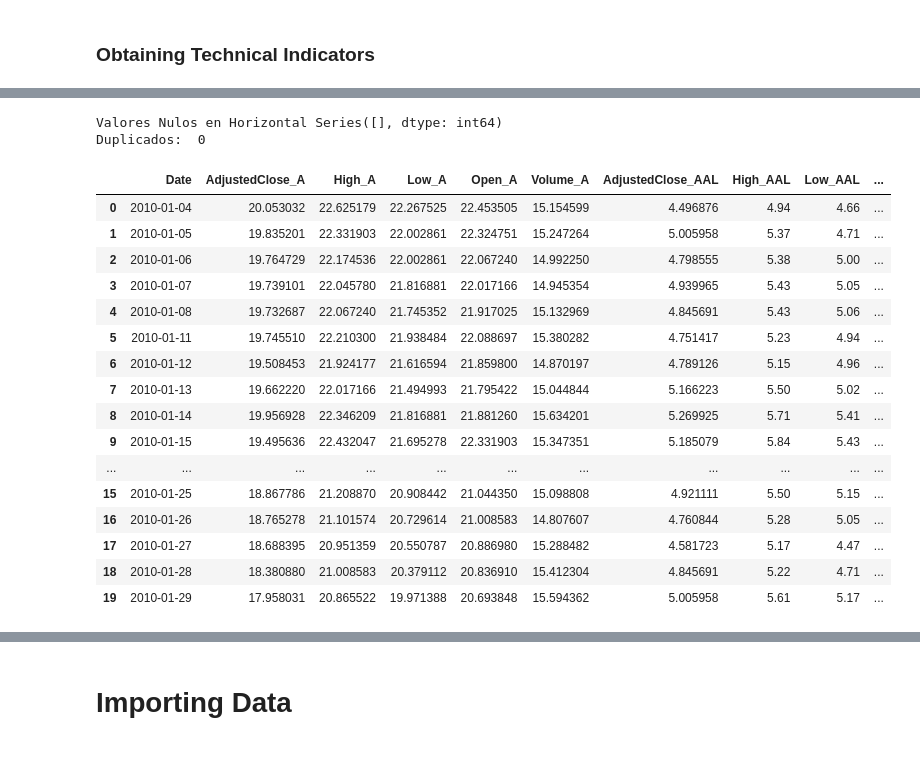
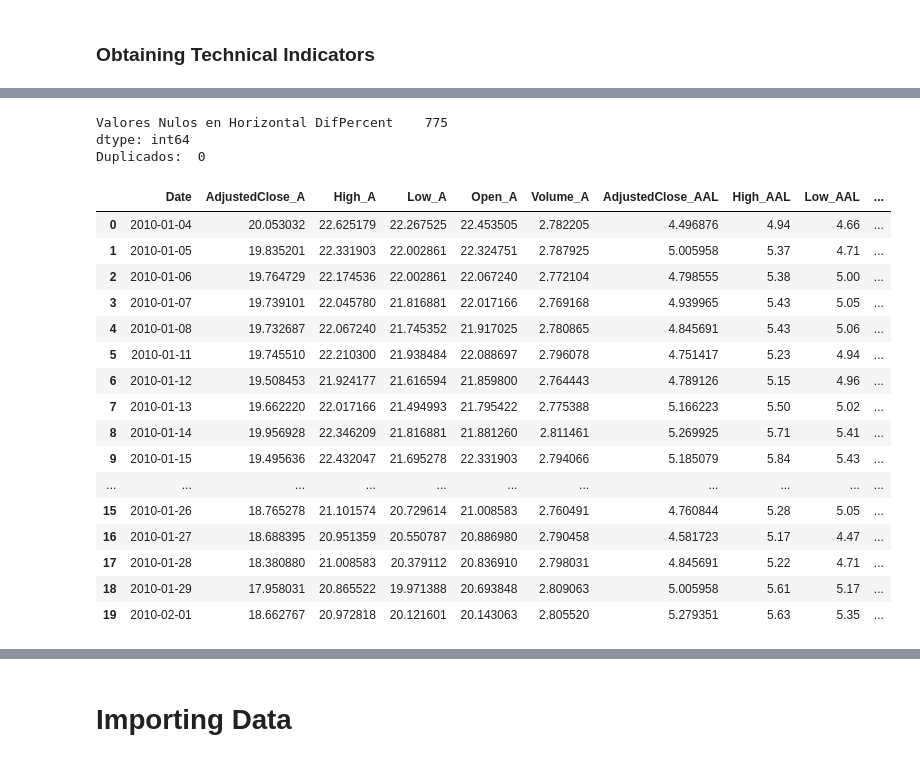
Before and after one commit to alfredofdlv/Proyect2_LABIACD, a Jupyter notebook: Notebook.ipynb, the cells around one changed output, grey strips where cells are left out. Cells and saved outputs as stored; diff of their text form; code cells hidden in the pictures.

Commit message:
Final configuration for LSTM. More Notebook explanation and EDA for Date ranges.

```diff
--- a/Notebook.ipynb
+++ b/Notebook.ipynb
@@ -278,4 +304,14 @@ To address these challenges, we opted to merge the CSV files for each stock **ho
 # %%
-original_data     = join_stock_data(r"data/stocks",axis=True)
+import utils
+
+original_data     = join_stock_data(r"data/stocks")
+
+
+null_cols = original_data.isnull().sum()
+print('Null values horizontally',null_cols[null_cols > 0])
+
 original_data['Date'] = pd.to_datetime(original_data['Date']).dt.tz_localize(None)
+
+
+display(original_data)
 # %% [output]
@@ -309,8 +382,10 @@ Name: Date, Length: 3637, dtype: datetime64[ns]
 # %%
 start = '2010-01-01'
 end = '2024-01-31'
+
 macro_data=join_macro(start,end)
 raw_data = pd.merge(original_data, macro_data, on='Date', how='inner')
+
 raw_data = raw_data.sort_values(by=[ 'Date']).reset_index(drop=True)
 raw_data=raw_data[raw_data['Date'].notna()]
 
@@ -323,12 +398,11 @@ raw_data.ffill(inplace=True)
 df = raw_data
 # Iterar sobre todas las columnas menos 'Date'
 for columna in df.columns:
-    if columna not in ['Date'] :
+    if columna not in ['Date','Volume'] :
         # Verificar valores no numéricos en la columna
         non_numeric_values = df[columna][~df[columna].apply(lambda x: isinstance(x, (int, float)))]
         # Convertir la columna a tipo numérico, forzando los errores a NaN
         df[columna] = pd.to_numeric(df[columna], errors='coerce')
-
 
 
 volume_columns = [col for col in df.columns if "Volume" in col]
@@ -336,5 +410,5 @@ for col in volume_columns:
     df[col]=np.log1p(df[col])
 
 display(df)
-print('Size of Horizontal Structure',raw_data.shape)
+print('Size of Horizontal Structure',df.shape)
 # %% [output]
@@ -360,52 +594,74 @@ df2=df.copy()
 
 df2['Date']=pd.to_datetime(df2['Date'],format="ISO8601")
 
+
+
 datos_tecnicos=join_technical_indicators(database=df2,folder = r"data/stocks",axis=True)
+
+
 
 df2 = pd.merge(df2, datos_tecnicos, on='Date', how='outer')
 df2 = df2.sort_values(by=[ 'Date']).reset_index(drop=True)
 
 df2['day']          = df2['Date'].dt.day.astype('float64')
 df2['month']        = df2['Date'].dt.month.astype('float64')
 df2['year']         = df2['Date'].dt.year.astype('float64')
 df2['day_of_week']  = df2['Date'].dt.dayofweek.astype('float64')
 
 
+
+columnas_a_eliminar = [col for col in df2.columns if "Close_" in col and "AdjustedClose_" not in col]
+df2 = df2.drop(columns=columnas_a_eliminar)
+
+for columna in df2.columns:
+    if columna not in ['Date','Volume'] :
+        # Verificar valores no numéricos en la columna
+        non_numeric_values = df2[columna][~df2[columna].apply(lambda x: isinstance(x, (int, float)))]
+        # Convertir la columna a tipo numérico, forzando los errores a NaN
+        df2[columna] = pd.to_numeric(df2[columna], errors='coerce')
+
+
+volume_columns = [col for col in df2.columns if "Volume" in col]
+for col in volume_columns:
+    df2[col]=np.log1p(df2[col])
+
+# Sustituir inf y -inf por 0 en todo el DataFrame
+df2.replace([np.inf, -np.inf], 0, inplace=True)
+
 # Filtrar y mostrar columnas con valores nulos en df2
 null_columns_df2 = df2.isnull().sum()
 print('Valores Nulos en Horizontal',null_columns_df2[null_columns_df2 > 0])
 
 print('Duplicados: ',df2.duplicated().sum())
 
-columnas_a_eliminar = [col for col in df2.columns if "Close_" in col and "AdjustedClose_" not in col]
-df2 = df2.drop(columns=columnas_a_eliminar)
+
 display(df2.head(20))
 
 
 train=df2[df2['Date']<'2024-01-01']
 test=df2[df2['Date']>='2024-01-01']
 
-display(test['Date'])
 
 train.to_csv('train.csv')
 test.to_csv('test.csv')
 # %% [output]
-Valores Nulos en Horizontal Series([], dtype: int64)
+Valores Nulos en Horizontal DifPercent    775
+dtype: int64
 Duplicados:  0
 |  | Date | AdjustedClose_A | High_A | Low_A | Open_A | Volume_A | AdjustedClose_AAL | High_AAL | Low_AAL | ... |
-| 0 | 2010-01-04 | 20.053032 | 22.625179 | 22.267525 | 22.453505 | 15.154599 | 4.496876 | 4.94 | 4.66 | ... |
-| 1 | 2010-01-05 | 19.835201 | 22.331903 | 22.002861 | 22.324751 | 15.247264 | 5.005958 | 5.37 | 4.71 | ... |
-| 2 | 2010-01-06 | 19.764729 | 22.174536 | 22.002861 | 22.067240 | 14.992250 | 4.798555 | 5.38 | 5.00 | ... |
-| 3 | 2010-01-07 | 19.739101 | 22.045780 | 21.816881 | 22.017166 | 14.945354 | 4.939965 | 5.43 | 5.05 | ... |
-| 4 | 2010-01-08 | 19.732687 | 22.067240 | 21.745352 | 21.917025 | 15.132969 | 4.845691 | 5.43 | 5.06 | ... |
-| 5 | 2010-01-11 | 19.745510 | 22.210300 | 21.938484 | 22.088697 | 15.380282 | 4.751417 | 5.23 | 4.94 | ... |
-| 6 | 2010-01-12 | 19.508453 | 21.924177 | 21.616594 | 21.859800 | 14.870197 | 4.789126 | 5.15 | 4.96 | ... |
-| 7 | 2010-01-13 | 19.662220 | 22.017166 | 21.494993 | 21.795422 | 15.044844 | 5.166223 | 5.50 | 5.02 | ... |
-| 8 | 2010-01-14 | 19.956928 | 22.346209 | 21.816881 | 21.881260 | 15.634201 | 5.269925 | 5.71 | 5.41 | ... |
-| 9 | 2010-01-15 | 19.495636 | 22.432047 | 21.695278 | 22.331903 | 15.347351 | 5.185079 | 5.84 | 5.43 | ... |
+| 0 | 2010-01-04 | 20.053032 | 22.625179 | 22.267525 | 22.453505 | 2.782205 | 4.496876 | 4.94 | 4.66 | ... |
+| 1 | 2010-01-05 | 19.835201 | 22.331903 | 22.002861 | 22.324751 | 2.787925 | 5.005958 | 5.37 | 4.71 | ... |
+| 2 | 2010-01-06 | 19.764729 | 22.174536 | 22.002861 | 22.067240 | 2.772104 | 4.798555 | 5.38 | 5.00 | ... |
+| 3 | 2010-01-07 | 19.739101 | 22.045780 | 21.816881 | 22.017166 | 2.769168 | 4.939965 | 5.43 | 5.05 | ... |
+| 4 | 2010-01-08 | 19.732687 | 22.067240 | 21.745352 | 21.917025 | 2.780865 | 4.845691 | 5.43 | 5.06 | ... |
+| 5 | 2010-01-11 | 19.745510 | 22.210300 | 21.938484 | 22.088697 | 2.796078 | 4.751417 | 5.23 | 4.94 | ... |
+| 6 | 2010-01-12 | 19.508453 | 21.924177 | 21.616594 | 21.859800 | 2.764443 | 4.789126 | 5.15 | 4.96 | ... |
+| 7 | 2010-01-13 | 19.662220 | 22.017166 | 21.494993 | 21.795422 | 2.775388 | 5.166223 | 5.50 | 5.02 | ... |
+| 8 | 2010-01-14 | 19.956928 | 22.346209 | 21.816881 | 21.881260 | 2.811461 | 5.269925 | 5.71 | 5.41 | ... |
+| 9 | 2010-01-15 | 19.495636 | 22.432047 | 21.695278 | 22.331903 | 2.794066 | 5.185079 | 5.84 | 5.43 | ... |
 | ... | ... | ... | ... | ... | ... | ... | ... | ... | ... | ... |
-| 15 | 2010-01-25 | 18.867786 | 21.208870 | 20.908442 | 21.044350 | 15.098808 | 4.921111 | 5.50 | 5.15 | ... |
-| 16 | 2010-01-26 | 18.765278 | 21.101574 | 20.729614 | 21.008583 | 14.807607 | 4.760844 | 5.28 | 5.05 | ... |
-| 17 | 2010-01-27 | 18.688395 | 20.951359 | 20.550787 | 20.886980 | 15.288482 | 4.581723 | 5.17 | 4.47 | ... |
-| 18 | 2010-01-28 | 18.380880 | 21.008583 | 20.379112 | 20.836910 | 15.412304 | 4.845691 | 5.22 | 4.71 | ... |
-| 19 | 2010-01-29 | 17.958031 | 20.865522 | 19.971388 | 20.693848 | 15.594362 | 5.005958 | 5.61 | 5.17 | ... |
+| 15 | 2010-01-26 | 18.765278 | 21.101574 | 20.729614 | 21.008583 | 2.760491 | 4.760844 | 5.28 | 5.05 | ... |
+| 16 | 2010-01-27 | 18.688395 | 20.951359 | 20.550787 | 20.886980 | 2.790458 | 4.581723 | 5.17 | 4.47 | ... |
+| 17 | 2010-01-28 | 18.380880 | 21.008583 | 20.379112 | 20.836910 | 2.798031 | 4.845691 | 5.22 | 4.71 | ... |
+| 18 | 2010-01-29 | 17.958031 | 20.865522 | 19.971388 | 20.693848 | 2.809063 | 5.005958 | 5.61 | 5.17 | ... |
+| 19 | 2010-02-01 | 18.662767 | 20.972818 | 20.121601 | 20.143063 | 2.805520 | 5.279351 | 5.63 | 5.35 | ... |
```
Also changed, not shown: parts of 30 cells of this notebook, 4 other files.
